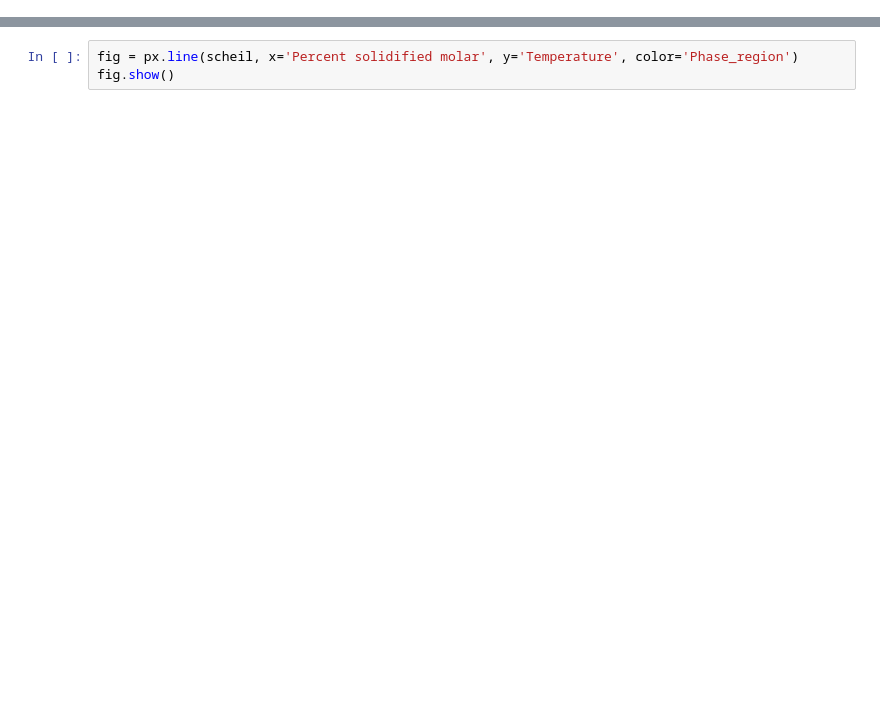
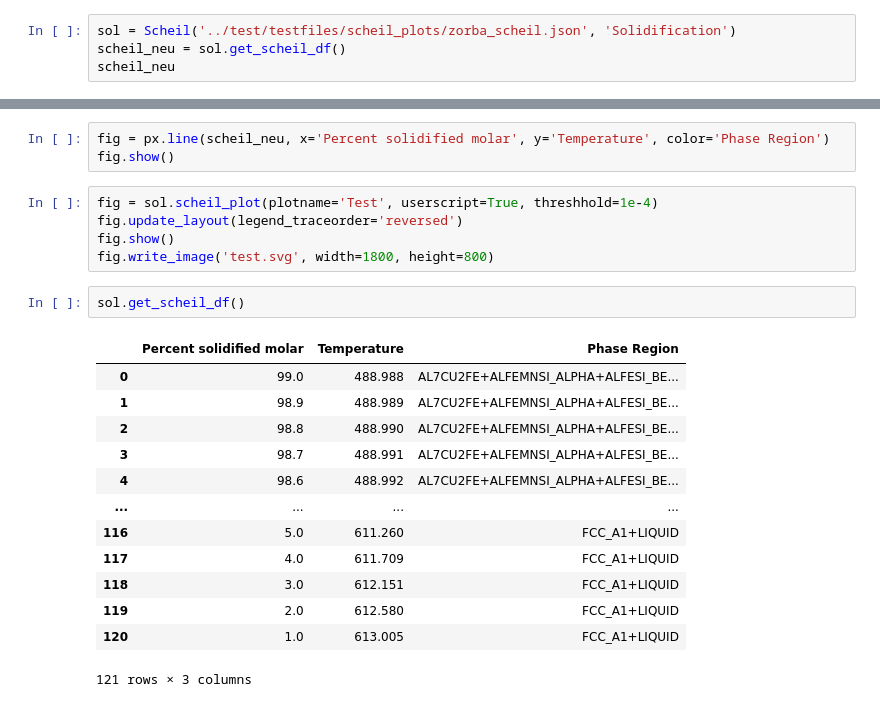
Before and after one commit to PowerPelikan/icmd_json_imports, a Jupyter notebook: jupyterNotebooks/solidification.ipynb, the cells around one changed output, grey strips where cells are left out. Cells and saved outputs as stored; diff of their text form; blank space fills up the shorter version.

```diff
--- a/jupyterNotebooks/solidification.ipynb
+++ b/jupyterNotebooks/solidification.ipynb
@@ -45,0 +45,4 @@ scheil
+# %%
+sol = Scheil('../test/testfiles/scheil_plots/zorba_scheil.json', 'Solidification')
+scheil_neu = sol.get_scheil_df()
+scheil_neu
@@ -46,3 +63,24 @@ scheil
 # %%
-fig = px.line(scheil, x='Percent solidified molar', y='Temperature', color='Phase_region')
+fig = px.line(scheil_neu, x='Percent solidified molar', y='Temperature', color='Phase Region')
 fig.show()
+# %%
+fig = sol.scheil_plot(plotname='Test', userscript=True, threshhold=1e-4)
+fig.update_layout(legend_traceorder='reversed')
+fig.show()
+fig.write_image('test.svg', width=1800, height=800)
+# %%
+sol.get_scheil_df()
+# %% [output]
+|  | Percent solidified molar | Temperature | Phase Region |
+| 0 | 99.0 | 488.988 | AL7CU2FE+ALFEMNSI_ALPHA+ALFESI_BE... |
+| 1 | 98.9 | 488.989 | AL7CU2FE+ALFEMNSI_ALPHA+ALFESI_BE... |
+| 2 | 98.8 | 488.990 | AL7CU2FE+ALFEMNSI_ALPHA+ALFESI_BE... |
+| 3 | 98.7 | 488.991 | AL7CU2FE+ALFEMNSI_ALPHA+ALFESI_BE... |
+| 4 | 98.6 | 488.992 | AL7CU2FE+ALFEMNSI_ALPHA+ALFESI_BE... |
+| ... | ... | ... | ... |
+| 116 | 5.0 | 611.260 | FCC_A1+LIQUID |
+| 117 | 4.0 | 611.709 | FCC_A1+LIQUID |
+| 118 | 3.0 | 612.151 | FCC_A1+LIQUID |
+| 119 | 2.0 | 612.580 | FCC_A1+LIQUID |
+| 120 | 1.0 | 613.005 | FCC_A1+LIQUID |
+121 rows × 3 columns
```
Also changed, not shown: parts of 8 cells of this notebook, 9 other files.
